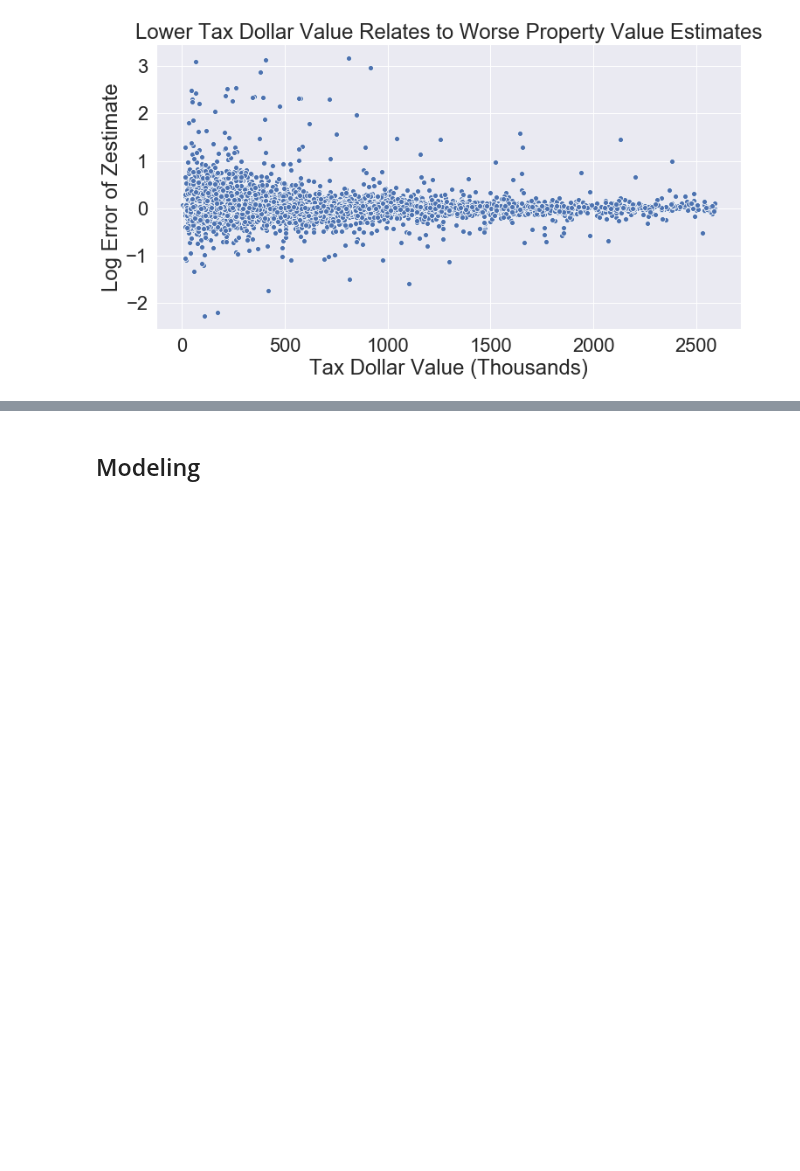
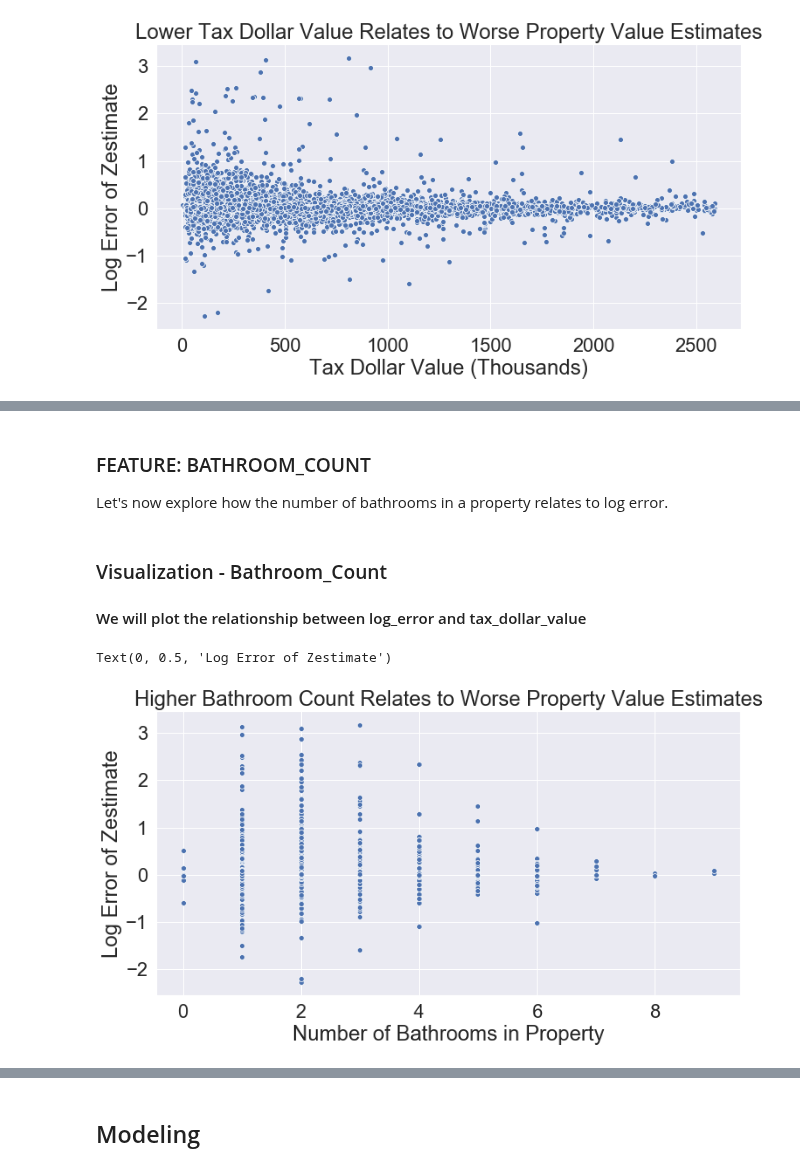
Before and after one commit to SamuelD-Data/zillow_clustering_project, a Jupyter notebook: zillow_clustering_project_notebook.ipynb, the cells around one changed output, grey strips where cells are left out. Drawn from its saved outputs; the diff is of its cells as text; code cells hidden in the pictures; blank space fills up the shorter version.

```diff
--- a/zillow_clustering_project_notebook.ipynb
+++ b/zillow_clustering_project_notebook.ipynb
@@ -780,0 +888,22 @@ Text(0, 0.5, 'Log Error of Zestimate')
+# %% [markdown]
+### FEATURE: BATHROOM_COUNT
+Let's now explore how the number of bathrooms in a property relates to log error.
+# %% [markdown]
+### Visualization - Bathroom_Count
+#### We will plot the relationship between log_error and tax_dollar_value
+# %%
+# setting figure size
+sns.set(rc = {'figure.figsize':(12,6)})
+
+# setting font size
+sns.set(font_scale = 2)
+
+# plotting scatterplot and setting title
+sns.scatterplot(x = 'bathroom_count', y = 'log_error', data = train).set_title("Higher Bathroom Count Relates to Worse Property Value Estimates")
+
+# setting x and y label
+plt.xlabel("Number of Bathrooms in Property")
+plt.ylabel("Log Error of Zestimate")
+# %% [output]
+Text(0, 0.5, 'Log Error of Zestimate')
+[figure, added]
```
Also changed, not shown: parts of 28 cells of this notebook.
